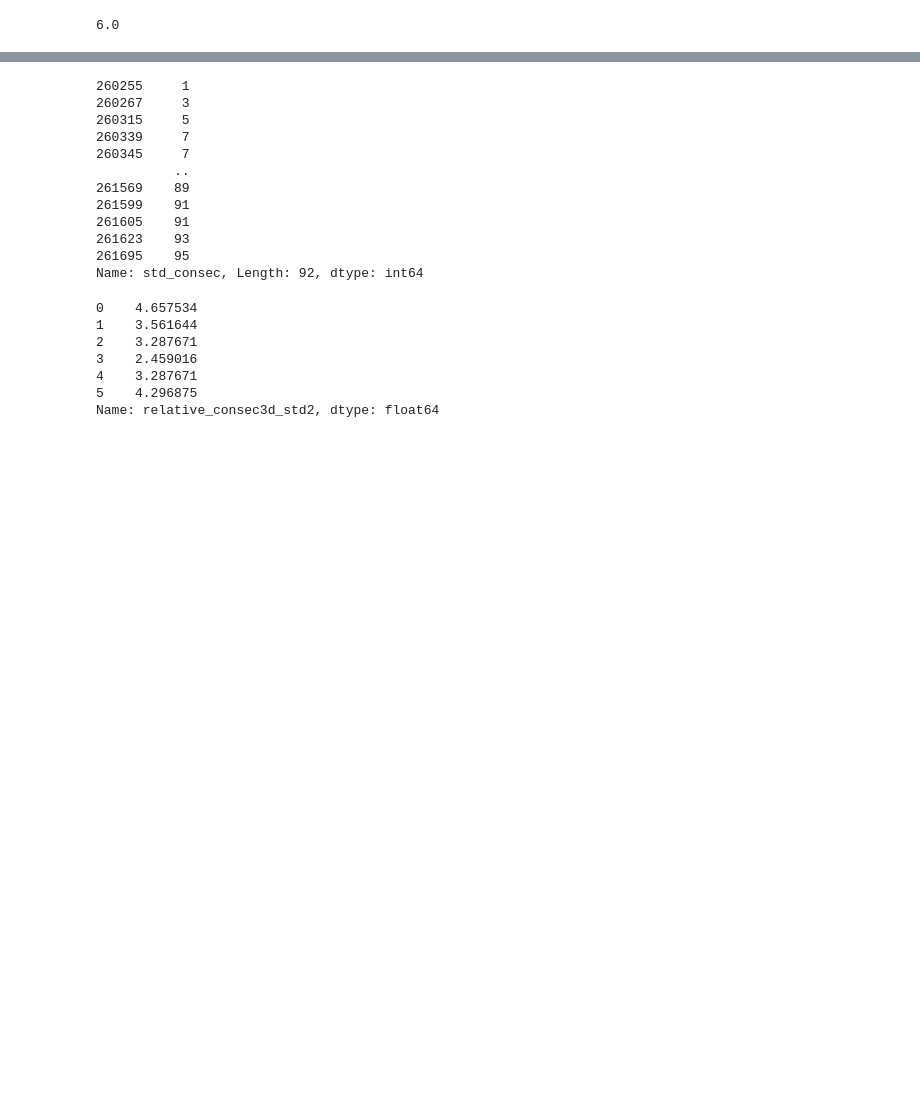
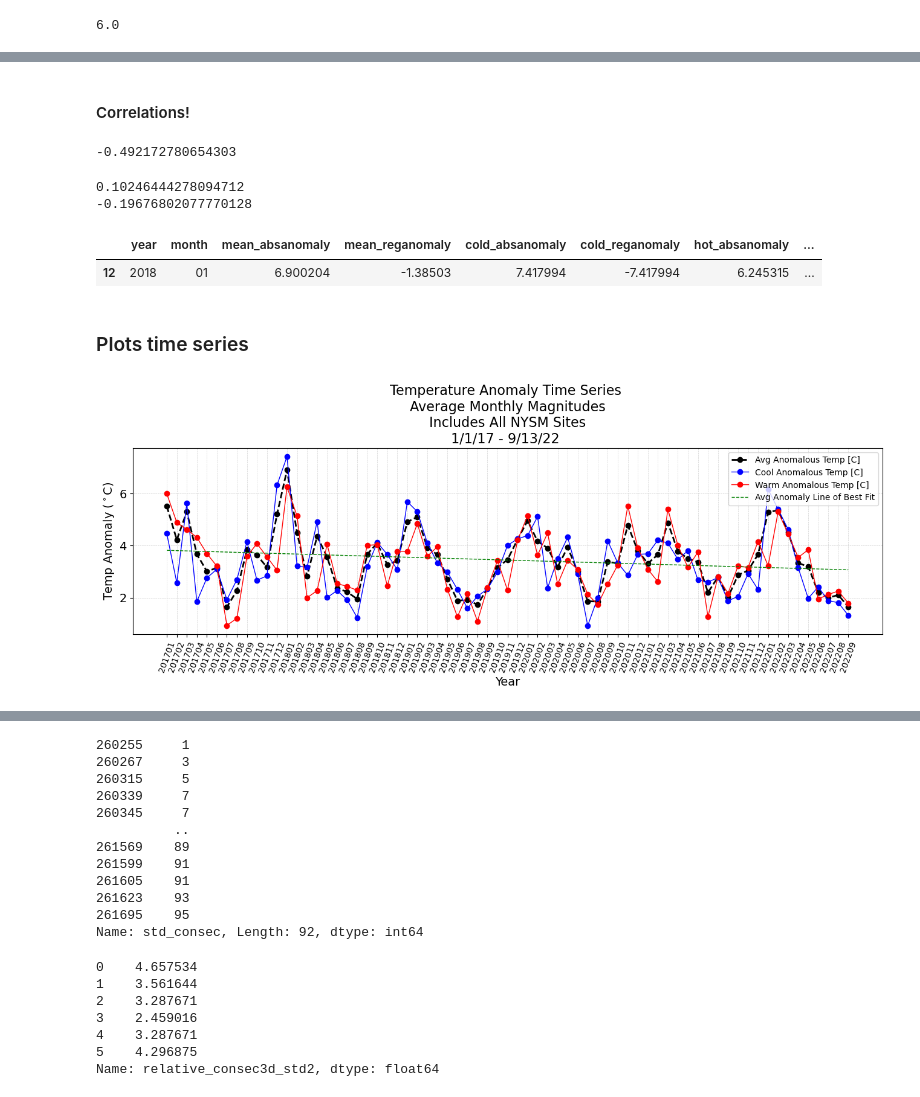
Before and after one commit to cgsutter/ATM622-General-Circulation, a Jupyter notebook: testing/NYSM_trends.ipynb, the cells around one changed output, grey strips where cells are left out. Drawn from its saved outputs; the diff is of its cells as text; code cells hidden in the pictures; blank space fills up the shorter version.

```diff
--- a/testing/NYSM_trends.ipynb
+++ b/testing/NYSM_trends.ipynb
@@ -454,5 +462,5 @@ avg1
 # %%
-f=df_final['temp_2m[C]'] - df_final['temp_2m[C]_mean']
+# f=df_final['temp_2m[C]'] - df_final['temp_2m[C]_mean']
 # %%
 # Make final dataframe by DATE with the DAY'S mean and std as calculated above (by merging df)
 df_final = df[['date', 'year', 'month', 'season', 'monthday', 'station', 'temp_2m[C]']].merge(b[['monthday', 'station', 'mean', 'std']], how='inner', left_on = ['monthday', 'station'], right_on=['monthday', 'station'])
@@ -509,0 +759,13 @@ df_final
+# %% [markdown]
+#### Correlations!
+# %%
+df_forplot['cold_absanomaly'].corr(df_forplot['hot_absanomaly'])
+print(anom_cold.corr(anom_hot))
+# %% [output]
+-0.492172780654303
+# %%
+print(df_forplot['index'].corr(df_forplot['mean_reganomaly']) )# low correlation. this is line of best fit in green on plot
+print(df_forplot['index'].corr(df_forplot['mean_absanomaly']) )# low correlation. this is line of best fit in green on plot
+# %% [output]
+0.10246444278094712
+-0.19676802077770128
@@ -509,0 +791,45 @@ df_final
+# %%
+# Example done in spot check google sheet!
+df_forplot[df_forplot['yearmo']=='201801']
+# %% [output]
+|  | year | month | mean_absanomaly | mean_reganomaly | cold_absanomaly | cold_reganomaly | hot_absanomaly | ... |
+| 12 | 2018 | 01 | 6.900204 | -1.38503 | 7.417994 | -7.417994 | 6.245315 | ... |
+# %% [markdown]
+### Plots time series
+# %%
+def plot_tanom_timeseries(xplot,yavg, ycold, yhot, title1):
+
+    ## Create figure of a particular size
+    fig = plt.figure(figsize=(16, 4))
+
+    # add plots
+    ax1 = fig.add_subplot(1, 1, 1)
+
+    ax1.plot(xplot, yavg, label='Avg Anomalous Temp [C]', color='black',linewidth=2, markersize = 6, marker='o', linestyle = '--') #, marker='o'
+    ax1.plot(xplot, ycold, label='Cool Anomalous Temp [C]', color='blue',linewidth=1, markersize = 6, marker='o') #, marker='o'
+    ax1.plot(xplot, yhot, label='Warm Anomalous Temp [C]', color='red',linewidth=1, markersize = 6, marker='o') #, marker='o'
+
+    # add line of best fit
+    x = np.array(range(0, len(time_plot)))
+    y = np.array(anom_plot)
+    m, b = np.polyfit(x, y, 1)
+    ax1.plot(x, m*x + b, color = 'green', linewidth = 1, linestyle = '--', label='Avg Anomaly Line of Best Fit')
+
+
+    # add title, labels, ticks, etc
+    ax1.set_title(f'{title1} \n Includes All NYSM Sites \n 1/1/17 - 9/13/22  ', size = 16)
+    ax1.set_xlabel('Year', size = 14)
+    ax1.set_ylabel('Temp Anomaly ($^\circ$C)', size = 14)
+    ax1.tick_params(axis='x', labelrotation = 70, labelsize=10)
+    ax1.tick_params(axis='y',  labelsize=14)
+    ax1.grid(color = 'lightgrey', linestyle = '--', linewidth = 0.5)
+    ax1.legend(loc='upper right')
+# %%
+time_plot = df_forplot['yearmo']
+anom_plot = df_forplot['mean_absanomaly']
+anom_cold = df_forplot['cold_absanomaly']
+anom_hot = df_forplot['hot_absanomaly']
+
+plot_tanom_timeseries(time_plot, anom_plot, anom_cold, anom_hot, 'Temperature Anomaly Time Series \n Average Monthly Magnitudes')
+# %% [output]
+[figure, added]
```
Also changed, not shown: parts of 87 cells of this notebook, 3 other files.
